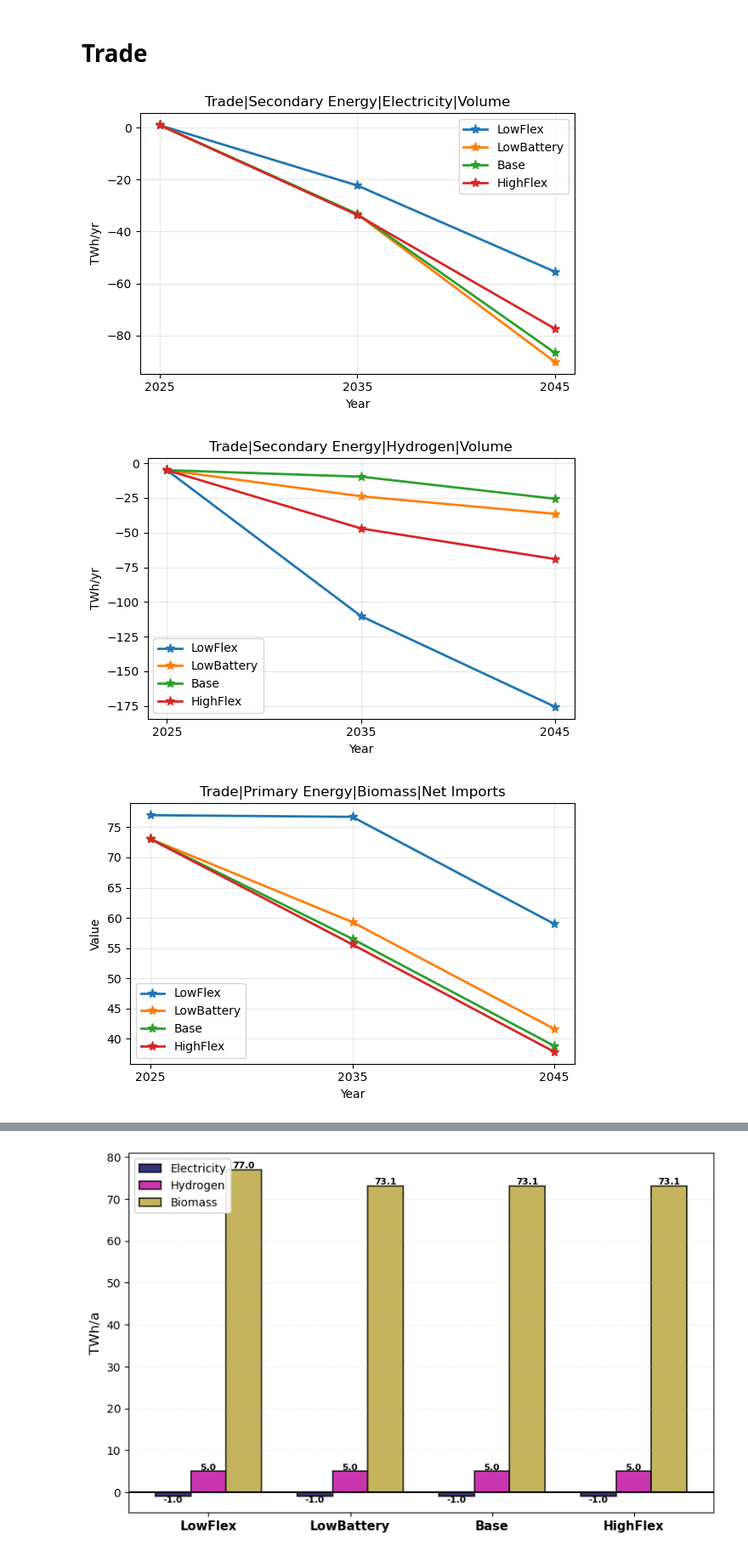
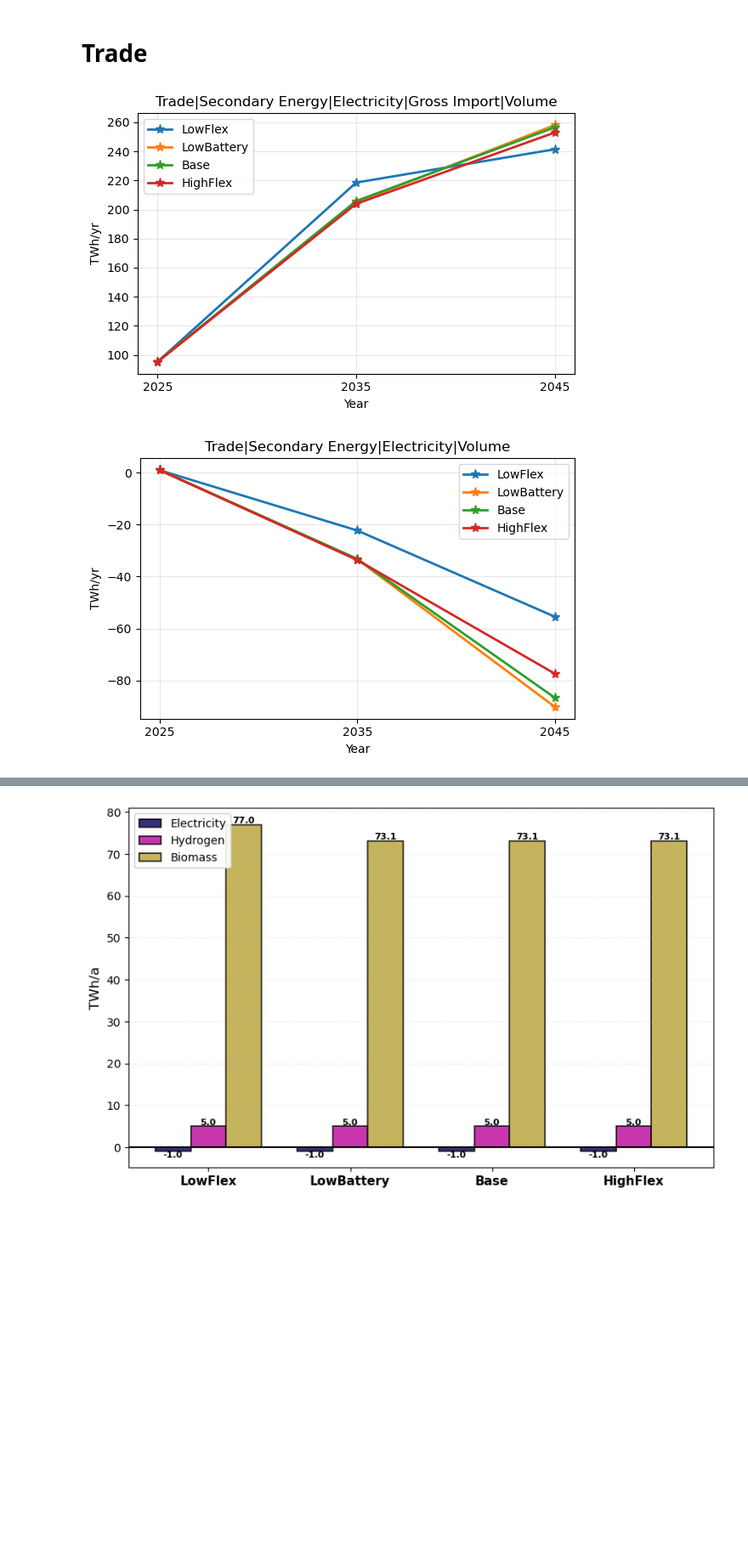
Before and after one commit to JulianGeis/pypsa-de-flex, a Jupyter notebook: flex_notebooks/scenario_comparison.ipynb, the cells around one changed output, grey strips where cells are left out. Shown at 85% size. Saved outputs shown, nothing was run; the diff lists cells and outputs as text; code cells hidden in the pictures; blank space fills up the shorter version.

Commit message:
scenarios updated for 49cl 1H and plotting scripts

```diff
--- a/flex_notebooks/scenario_comparison.ipynb
+++ b/flex_notebooks/scenario_comparison.ipynb
@@ -34,7 +34,7 @@ kwargs = {
 f = "/home/julian-geis/Documents/06_PhD/02Flexibility/runs/"
 run = "20251110-flex-main-scenarios"  # "20251109-flex-4scenarios-27cl-1H"  # "20251023-flex-scenario-update" # "20251015-flex-scenario-update-27cl-3h" # "20251013_flex-scenarios-temporal-industry-load-27cl-3h"
 scenarios = ["LowFlex", "LowBattery", "Base", "HighFlex"]
-years = [2045]
+years = [2035]
 # %%
 networks = {}
 for scenario in scenarios:
@@ -1254,12 +1302,11 @@ plot_price_duration_curves(
 # Trade
 # %%
 # Trade
-# plot_variable("Trade|Secondary Energy|Electricity|Gross Import|Volume", variables, scenarios)
+plot_variable("Trade|Secondary Energy|Electricity|Gross Import|Volume", variables, scenarios)
 plot_variable("Trade|Secondary Energy|Electricity|Volume", variables, scenarios)
-plot_variable("Trade|Secondary Energy|Hydrogen|Volume", variables, scenarios)
-plot_variable("Trade|Primary Energy|Biomass|Net Imports", variables, scenarios)
+# plot_variable("Trade|Secondary Energy|Hydrogen|Volume", variables, scenarios)
+# plot_variable("Trade|Primary Energy|Biomass|Net Imports", variables, scenarios)
 # plot_variable("Trade|Secondary Energy|Methanol|Volume", variables, scenarios)
 # %% [output]
-[figure, old version]
+[figure, new version]
-[figure, old version]
+[figure, new version]
-[figure, removed]
```
Also changed, not shown: parts of 22 cells of this notebook, 7 other files.
